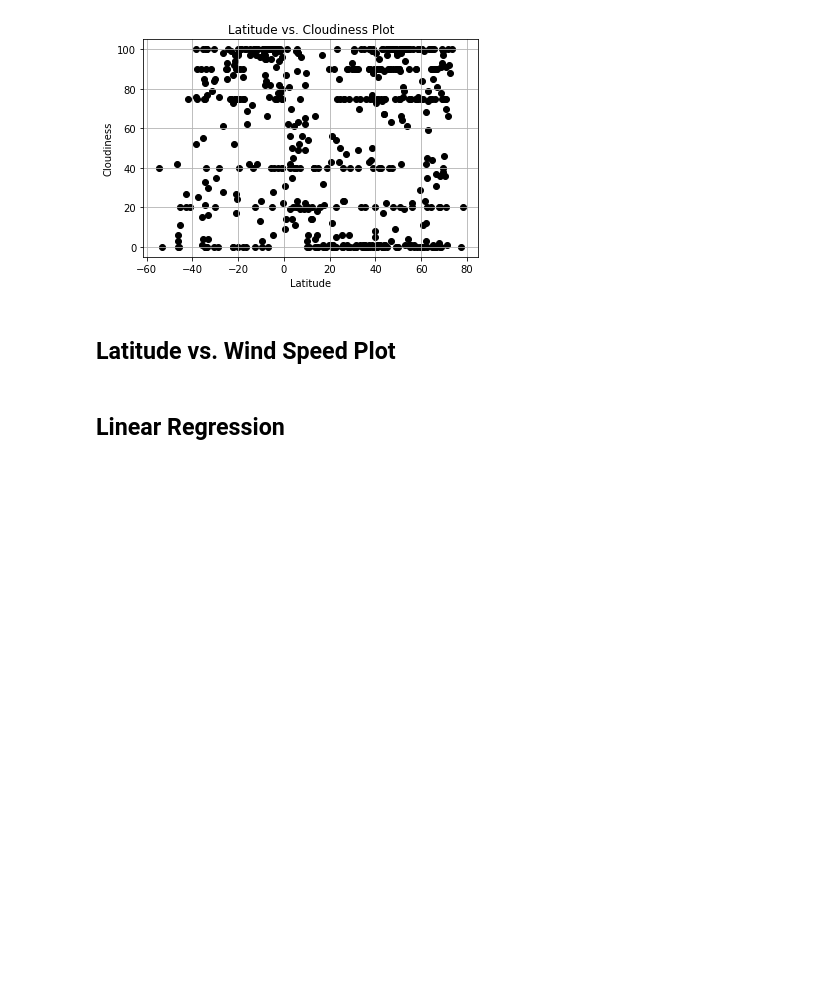
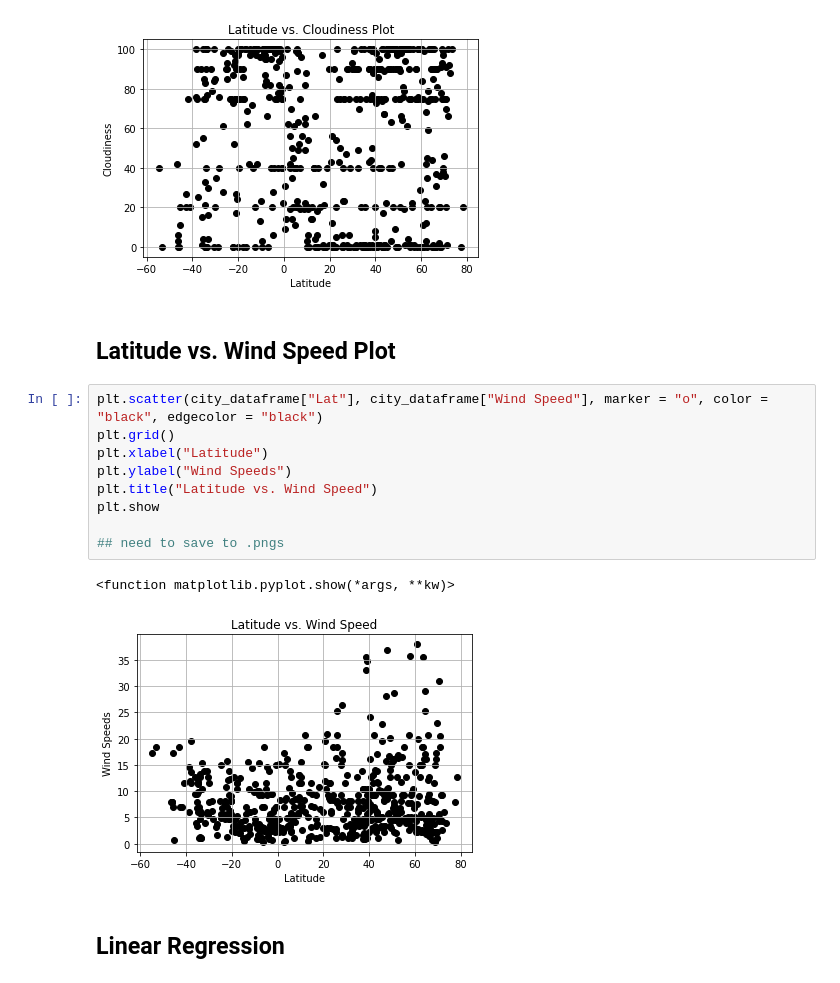
Before and after one commit to emersonmolett/python-api-challenge, a Jupyter notebook: WeatherPy/WeatherPy.ipynb, the cells around one changed output. Saved outputs shown, nothing was run; the diff lists cells and outputs as text; blank space fills up the shorter version.

Commit message:
worked on latitude vs wind speed plot

```diff
--- a/WeatherPy/WeatherPy.ipynb
+++ b/WeatherPy/WeatherPy.ipynb
@@ -212,6 +212,18 @@ plt.show
 [figure]
 # %% [markdown]
 ## Latitude vs. Wind Speed Plot
+# %%
+plt.scatter(city_dataframe["Lat"], city_dataframe["Wind Speed"], marker = "o", color = "black", edgecolor = "black")
+plt.grid()
+plt.xlabel("Latitude")
+plt.ylabel("Wind Speeds")
+plt.title("Latitude vs. Wind Speed")
+plt.show
+
+## need to save to .pngs
+# %% [output]
+<function matplotlib.pyplot.show(*args, **kw)>
+[figure, added]
 # %% [markdown]
 ## Linear Regression
 # %% [markdown]
```
